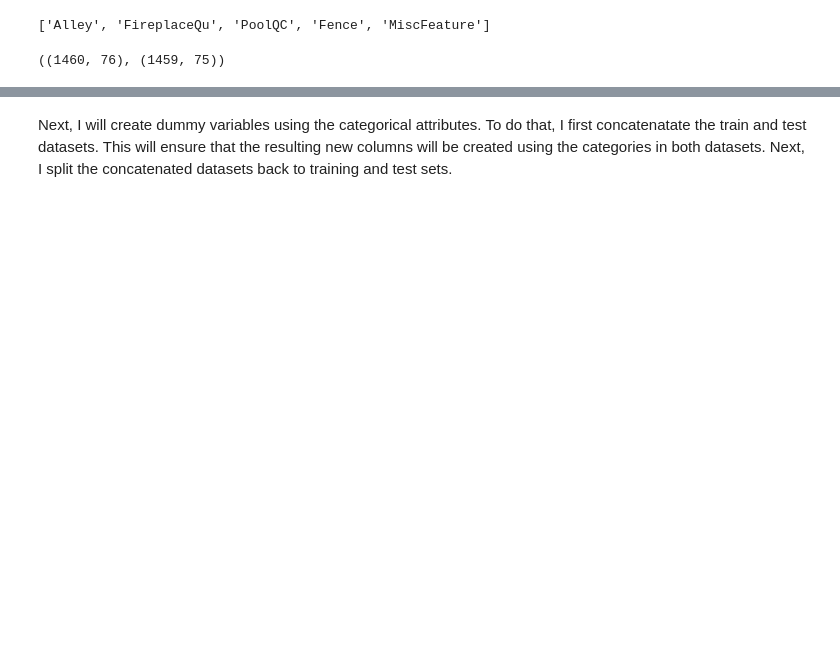
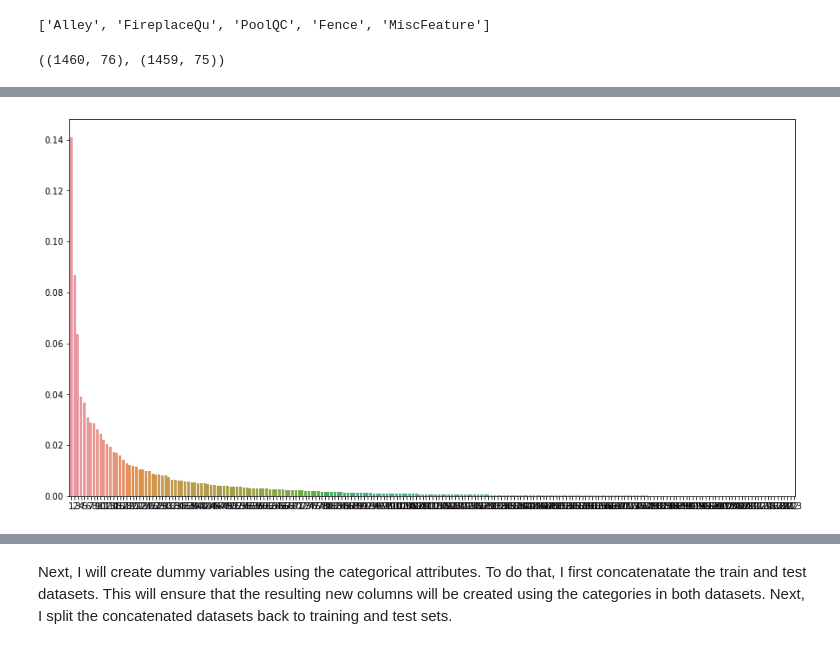
Before and after one commit to allakulov/Udacity_houseprices, a Jupyter notebook: Udacity_capstone.ipynb, the cells around one changed output, grey strips where cells are left out. Drawn from its saved outputs; the diff is of its cells as text; code cells hidden in the pictures; blank space fills up the shorter version.

```diff
--- a/Udacity_capstone.ipynb
+++ b/Udacity_capstone.ipynb
@@ -207,0 +688,5 @@ test = categorical_na(test)
+# %%
+plt.figure(figsize = (15, 8))
+p = sns.barplot(np.arange(1,224,1), pca.explained_variance_ratio_)
+# %% [output]
+[figure, added]
```
Also changed, not shown: parts of 130 cells of this notebook.
